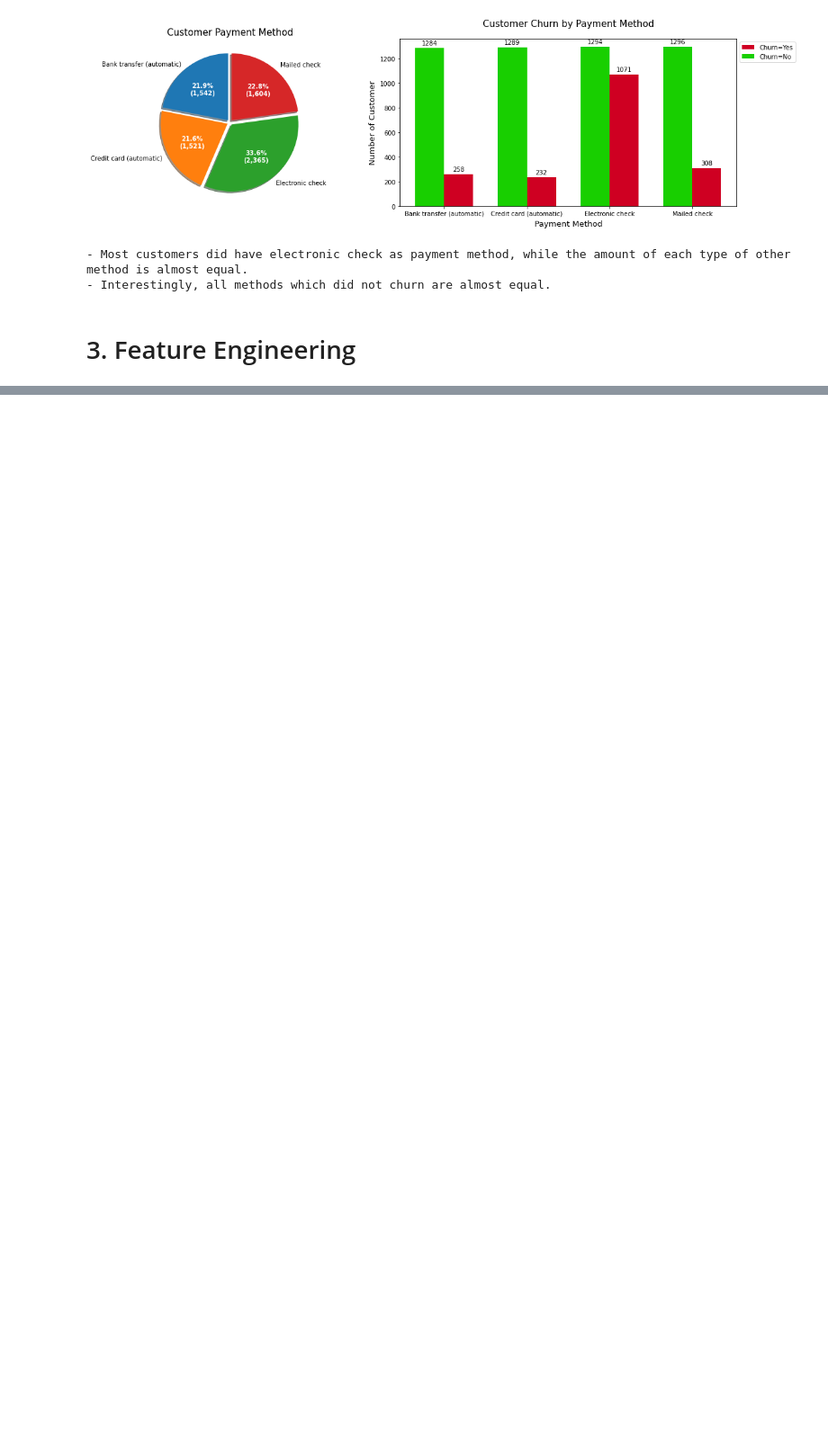
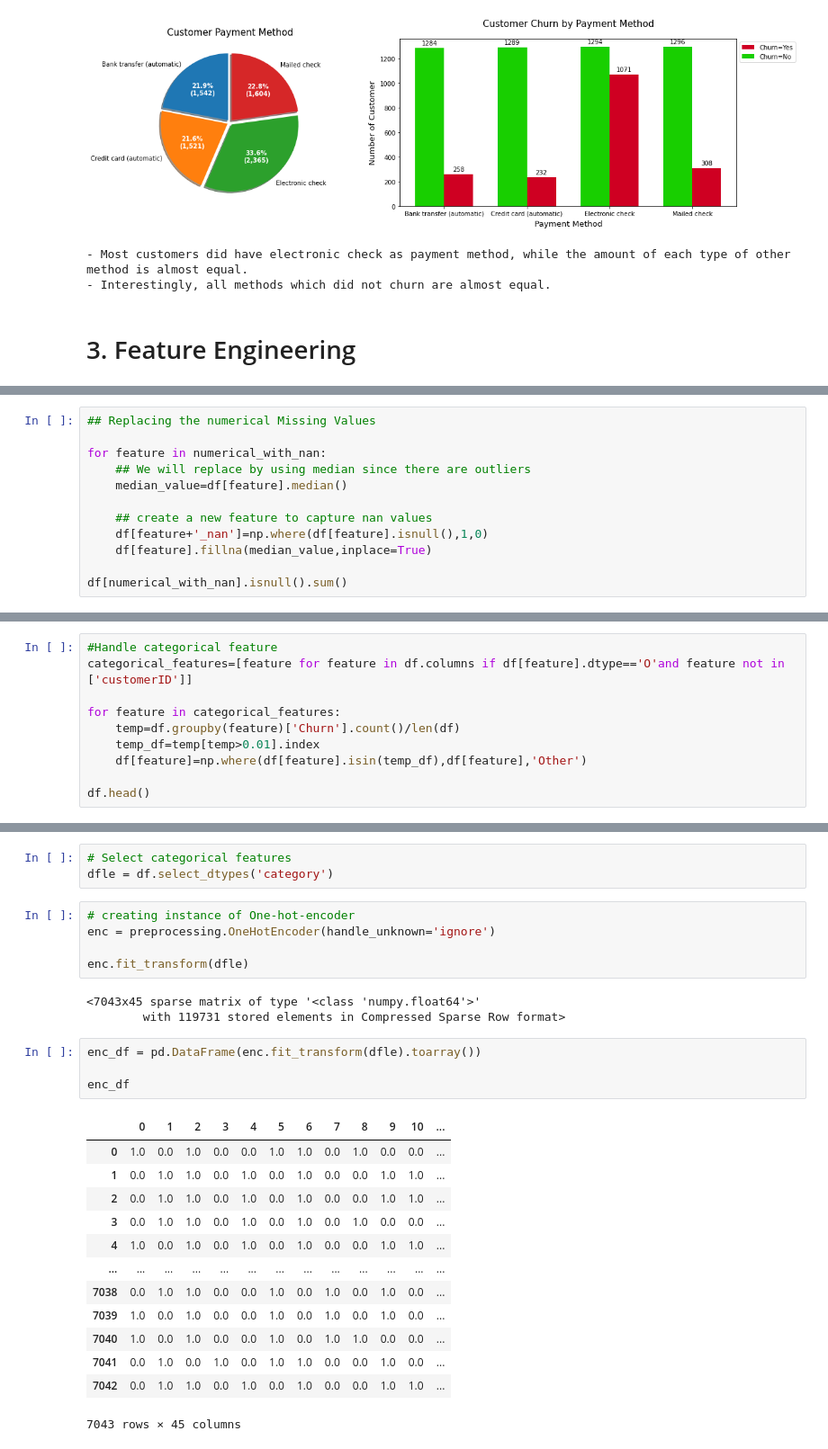
Before and after one commit to muhammadrifki1992/Project, a Jupyter notebook: Telco_Cust_Churn-EDA.ipynb, the cells around one changed output, grey strips where cells are left out. Shown at 90% size. Drawn from its saved outputs; the diff is of its cells as text; blank space fills up the shorter version.

```diff
--- a/Telco_Cust_Churn-EDA.ipynb
+++ b/Telco_Cust_Churn-EDA.ipynb
@@ -1532,0 +1648,12 @@ print('\n- Most customers did have electronic check as payment method, while the
+# %%
+## Replacing the numerical Missing Values
+
+for feature in numerical_with_nan:
+    ## We will replace by using median since there are outliers
+    median_value=df[feature].median()
+
+    ## create a new feature to capture nan values
+    df[feature+'_nan']=np.where(df[feature].isnull(),1,0)
+    df[feature].fillna(median_value,inplace=True)
+
+df[numerical_with_nan].isnull().sum()
@@ -1532,0 +1663,10 @@ print('\n- Most customers did have electronic check as payment method, while the
+# %%
+#Handle categorical feature
+categorical_features=[feature for feature in df.columns if df[feature].dtype=='O'and feature not in ['customerID']]
+
+for feature in categorical_features:
+    temp=df.groupby(feature)['Churn'].count()/len(df)
+    temp_df=temp[temp>0.01].index
+    df[feature]=np.where(df[feature].isin(temp_df),df[feature],'Other')
+
+df.head()
@@ -1532,0 +1680,29 @@ print('\n- Most customers did have electronic check as payment method, while the
+# %%
+# Select categorical features
+dfle = df.select_dtypes('category')
+# %%
+# creating instance of One-hot-encoder
+enc = preprocessing.OneHotEncoder(handle_unknown='ignore')
+
+enc.fit_transform(dfle)
+# %% [output]
+<7043x45 sparse matrix of type '<class 'numpy.float64'>'
+        with 119731 stored elements in Compressed Sparse Row format>
+# %%
+enc_df = pd.DataFrame(enc.fit_transform(dfle).toarray())
+
+enc_df
+# %% [output]
+|  | 0 | 1 | 2 | 3 | 4 | 5 | 6 | 7 | 8 | 9 | 10 | ... |
+| 0 | 1.0 | 0.0 | 1.0 | 0.0 | 0.0 | 1.0 | 1.0 | 0.0 | 1.0 | 0.0 | 0.0 | ... |
+| 1 | 0.0 | 1.0 | 1.0 | 0.0 | 1.0 | 0.0 | 1.0 | 0.0 | 0.0 | 1.0 | 1.0 | ... |
+| 2 | 0.0 | 1.0 | 1.0 | 0.0 | 1.0 | 0.0 | 1.0 | 0.0 | 0.0 | 1.0 | 1.0 | ... |
+| 3 | 0.0 | 1.0 | 1.0 | 0.0 | 1.0 | 0.0 | 1.0 | 0.0 | 1.0 | 0.0 | 0.0 | ... |
+| 4 | 1.0 | 0.0 | 1.0 | 0.0 | 1.0 | 0.0 | 1.0 | 0.0 | 0.0 | 1.0 | 1.0 | ... |
+| ... | ... | ... | ... | ... | ... | ... | ... | ... | ... | ... | ... | ... |
+| 7038 | 0.0 | 1.0 | 1.0 | 0.0 | 0.0 | 1.0 | 0.0 | 1.0 | 0.0 | 1.0 | 0.0 | ... |
+| 7039 | 1.0 | 0.0 | 1.0 | 0.0 | 0.0 | 1.0 | 0.0 | 1.0 | 0.0 | 1.0 | 0.0 | ... |
+| 7040 | 1.0 | 0.0 | 1.0 | 0.0 | 0.0 | 1.0 | 0.0 | 1.0 | 1.0 | 0.0 | 0.0 | ... |
+| 7041 | 0.0 | 1.0 | 0.0 | 1.0 | 0.0 | 1.0 | 1.0 | 0.0 | 0.0 | 1.0 | 0.0 | ... |
+| 7042 | 0.0 | 1.0 | 1.0 | 0.0 | 1.0 | 0.0 | 1.0 | 0.0 | 0.0 | 1.0 | 1.0 | ... |
+7043 rows × 45 columns
```
Also changed, not shown: parts of 32 cells of this notebook.
